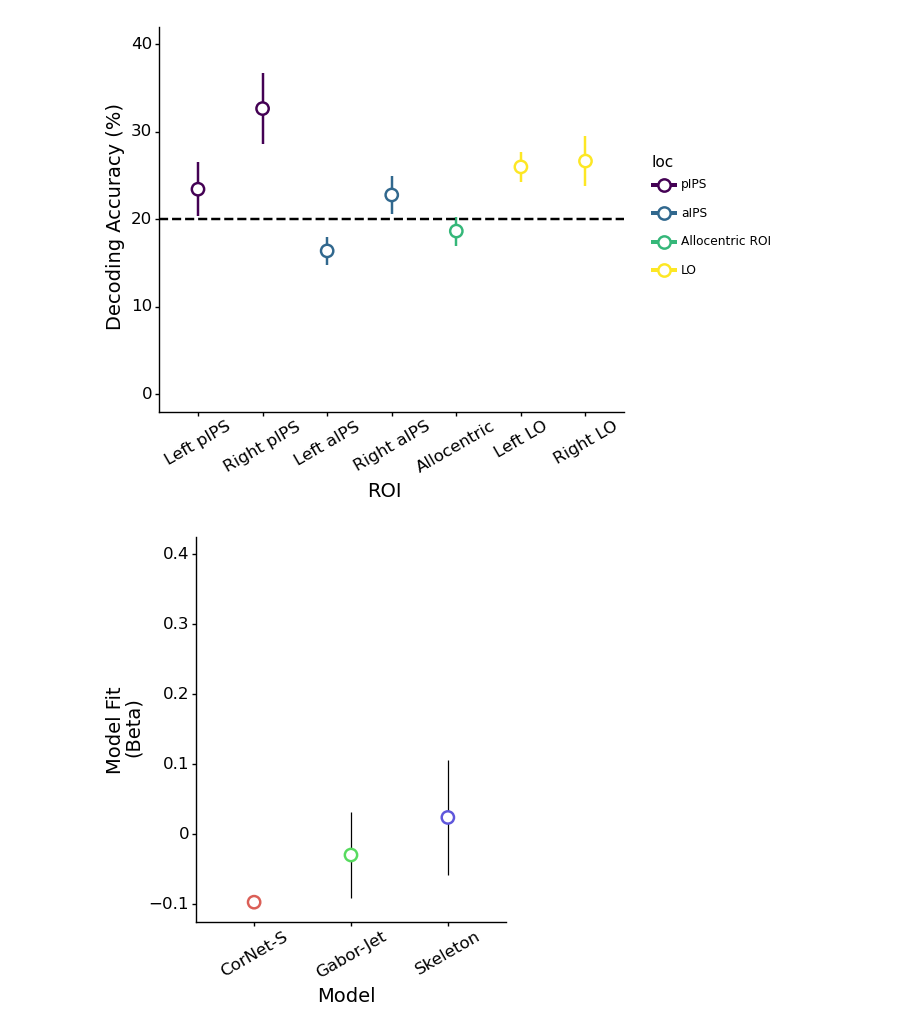
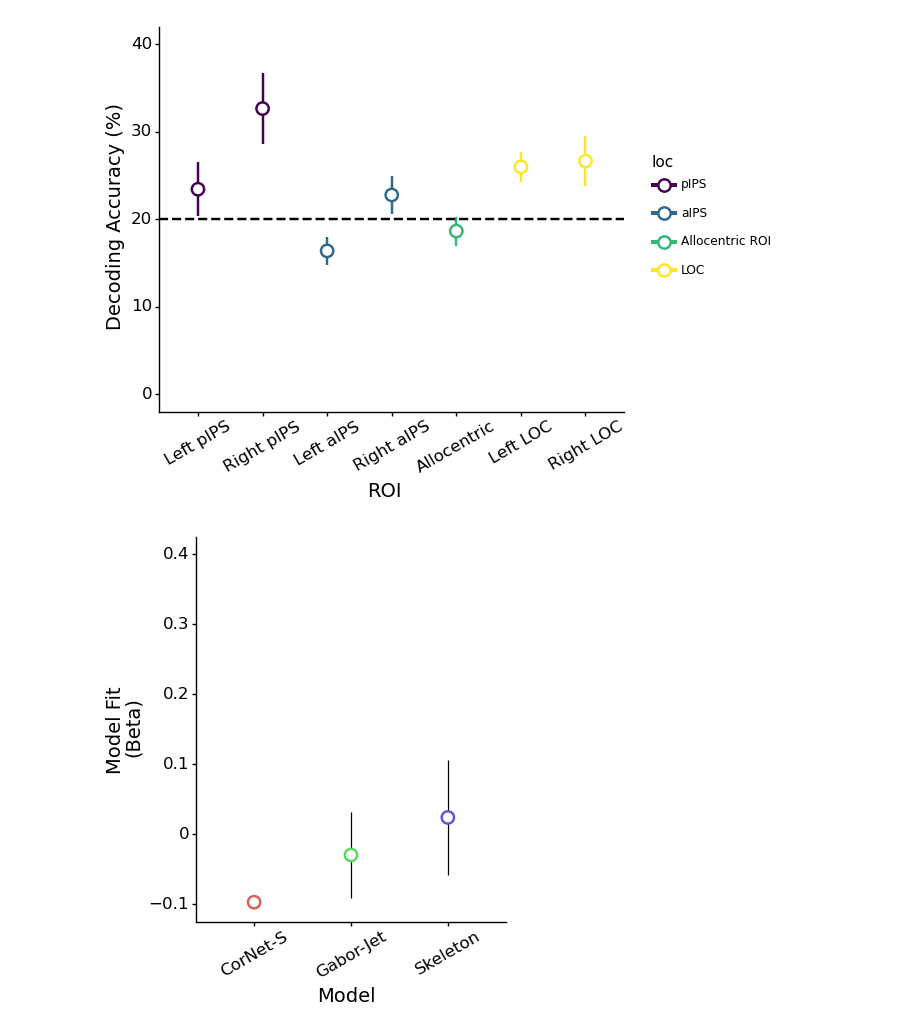
Before and after one commit to vayzenb/docnet, a Jupyter notebook: fmri/exp2_create_figures.ipynb, the cells around one changed output. Saved outputs shown, nothing was run; the diff lists cells and outputs as text; code cells hidden in the pictures.

```diff
--- a/fmri/exp2_create_figures.ipynb
+++ b/fmri/exp2_create_figures.ipynb
@@ -37,38 +37,38 @@ plot decoding accuracy
 """
 
 rois =  ['lPPC_spaceloc', 'rPPC_spaceloc','lAPC_spaceloc', 'rAPC_spaceloc', 'lAPC_distloc','lLO_toolloc', 'rLO_toolloc']
-ventral_rois = ['lLO_toolloc', 'rLO_toolloc']
-roi_names = ['Left pIPS', 'Right pIPS', 'Left aIPS','Right aIPS', 'Allocentric', 'Left LO', 'Right LO']
+roi_names = ['Left pIPS', 'Right pIPS', 'Left aIPS','Right aIPS', 'Allocentric', 'Left LOC', 'Right LOC']
+
 roi_pos = ['pIPS', 'pIPS', 'aIPS', 'aIPS', 'Allocentric ROI', 'LOC', 'LOC']
-roi_pos_cat = ['pIPS',  'aIPS', 'Allocentric ROI', 'LO']
+roi_pos_cat = ['pIPS',  'aIPS', 'Allocentric ROI', 'LOC']
 
 
 summary_df = pd.DataFrame(columns = ["roi",'loc','acc' "se"])
 summary_df['roi'] = roi_names
 summary_df['loc'] = roi_pos
 
 
 df = pd.read_csv(f"{results_dir}/decoding_summary_single_roi.csv")
 df = df[rois]
 df = df * 100
 summary_df['acc'] = df.mean().to_list()
 summary_df['se'] = df.sem().to_list()
 
 summary_df['roi'] = pd.Categorical(summary_df['roi'], categories = roi_names, ordered = False)
 summary_df['loc'] = pd.Categorical(summary_df['loc'], categories = roi_pos_cat, ordered = True)
 
 plot = ggplot(summary_df, aes(x='roi', y='acc',color = 'loc')) + geom_linerange(aes(x='roi',  ymax = f'acc + se', ymin = f'acc - se'), size = 1) + \
         geom_point(shape = 'o', size = 4, fill = 'White', stroke = 1) + ylim(0, 40) + geom_hline(yintercept=20,linetype='dashed', size = 1) + \
         theme_classic() + xlab('ROI') + ylab('Decoding Accuracy (%)') + \
             theme(text = element_text(color ='black'), axis_text_x= element_text(angle = 30, size = 12),axis_text_y= element_text(size = 12),axis_title=element_text(size = 14),
                                                                             axis_line=element_line(),
                                                                             panel_border=element_blank(),
                                                                             figure_size = (6, 5))
 
 print(plot)
 plot.save(f'{fig_dir}/docnet/decoding/cat_decoding_point.png', width=6, height=5, dpi = 300)
 # %% [output]
-[figure, old version]
+[figure, new version]
 # %%
 """
 plot RSA betas
```
Also changed, not shown: 8 other files.
